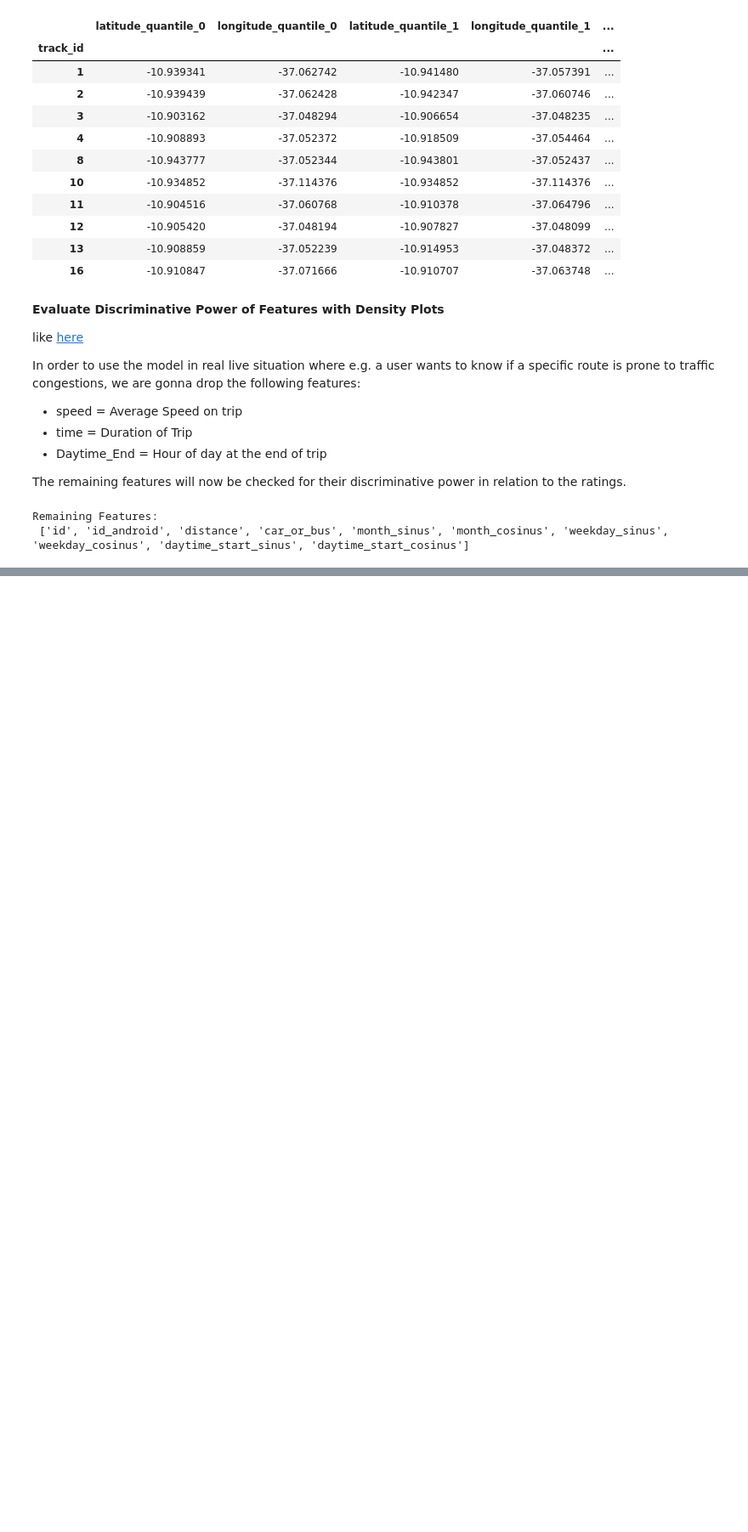
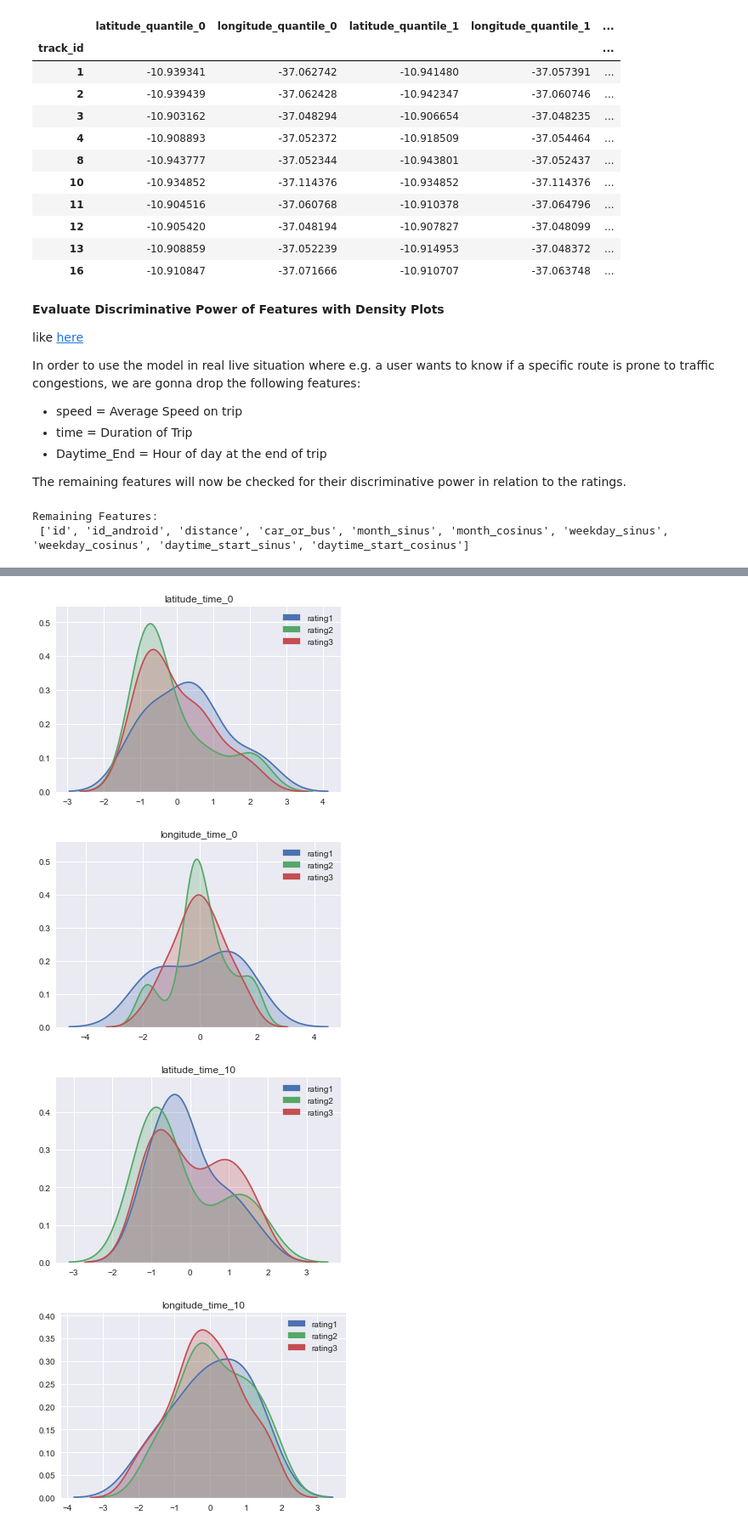
Before and after one commit to MoBran/bi2_project, a Jupyter notebook: src/Feature_Engineering.ipynb, the cells around one changed output, grey strips where cells are left out. Shown at 85% size. Saved outputs shown, nothing was run; the diff lists cells and outputs as text; code cells hidden in the pictures; blank space fills up the shorter version.

Commit message:
debug density plot method, added further plots in feat_eng

```diff
--- a/src/Feature_Engineering.ipynb
+++ b/src/Feature_Engineering.ipynb
@@ -384,7 +384,7 @@ Remaining Features:
 # %%
 from visualization.visualize import create_density_plot_for_categorical_variable
 
-features = list(feature_engineered_tracks.drop(["car_or_bus", "rating"], axis = 1).columns.values)
+features = list(feature_engineered_tracks.drop(["car_or_bus", "rating", "id", "id_android"], axis = 1).columns.values)
 
 for feature in features:
     create_density_plot_for_categorical_variable(feature_engineered_tracks, feature, "rating")
@@ -404,0 +421,27 @@ for feature in features:
+# %%
+from sklearn.preprocessing import scale
+
+dir = os.path.dirname(os.getcwd())
+path = os.path.join(dir, "data/preprocessed_and_feature_engineered/trackspoints", "trackspoints_per_time_interval_10_and_max_time_40.csv")
+tp_ti10_mt40 = pd.read_csv(path)
+
+rating = list(tp_ti10_mt40["rating"])
+indices = list(tp_ti10_mt40["track_id"])
+tp_ti10_mt40 = tp_ti10_mt40.drop(["rating","track_id"], axis = 1)
+col_names = list(tp_ti10_mt40.columns.values)
+
+for name in col_names:
+    if "latitude" or "longitude" in name:
+        tp_ti10_mt40[name] = (tp_ti10_mt40[name]*1000)%1
+
+tp_ti10_mt40 = pd.DataFrame(scale(tp_ti10_mt40), columns=col_names, index = indices)
+tp_ti10_mt40["rating"] = rating
+# %%
+tp_ti10_mt40_features = list(tp_ti10_mt40.drop("rating", axis = 1).columns.values)
+for feature in tp_ti10_mt40_features:
+    create_density_plot_for_categorical_variable(tp_ti10_mt40, feature, "rating")
+# %% [output]
+[figure, added]
+[figure, added]
+[figure, added]
+[figure, added]
```
Also changed, not shown: parts of 12 cells of this notebook, 1 other file.
